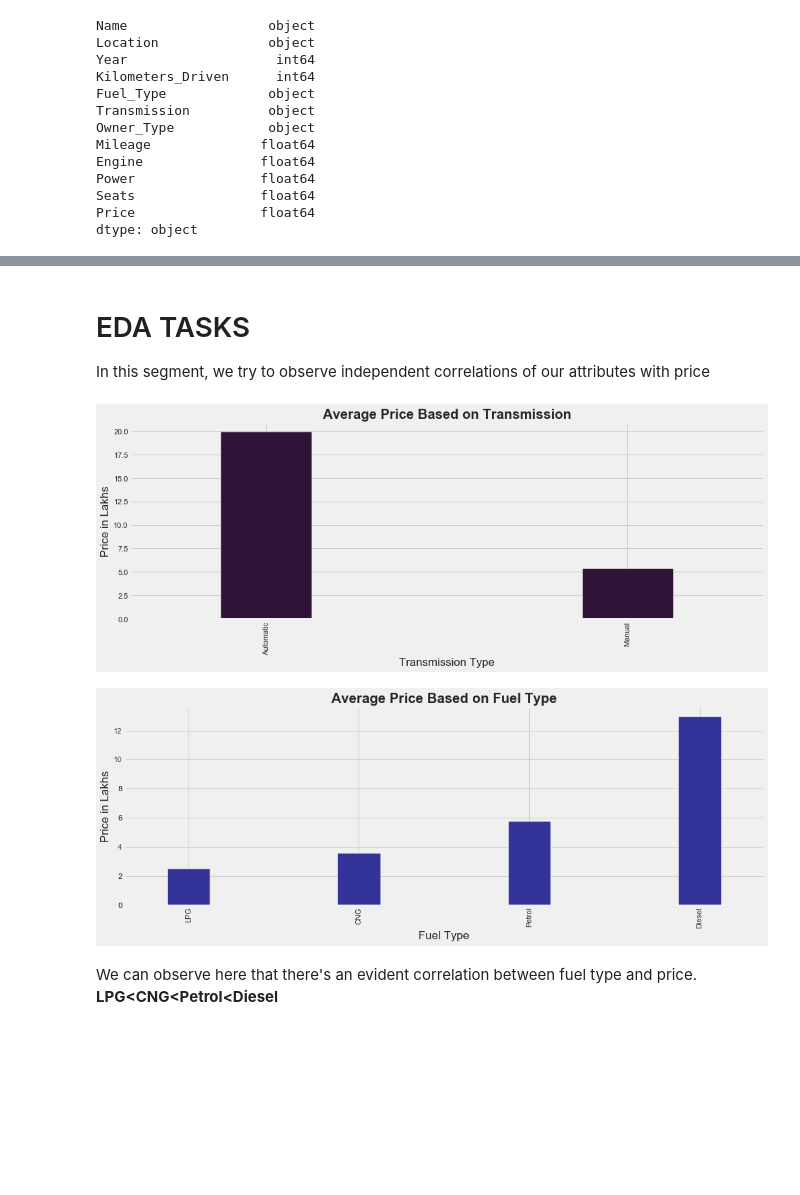
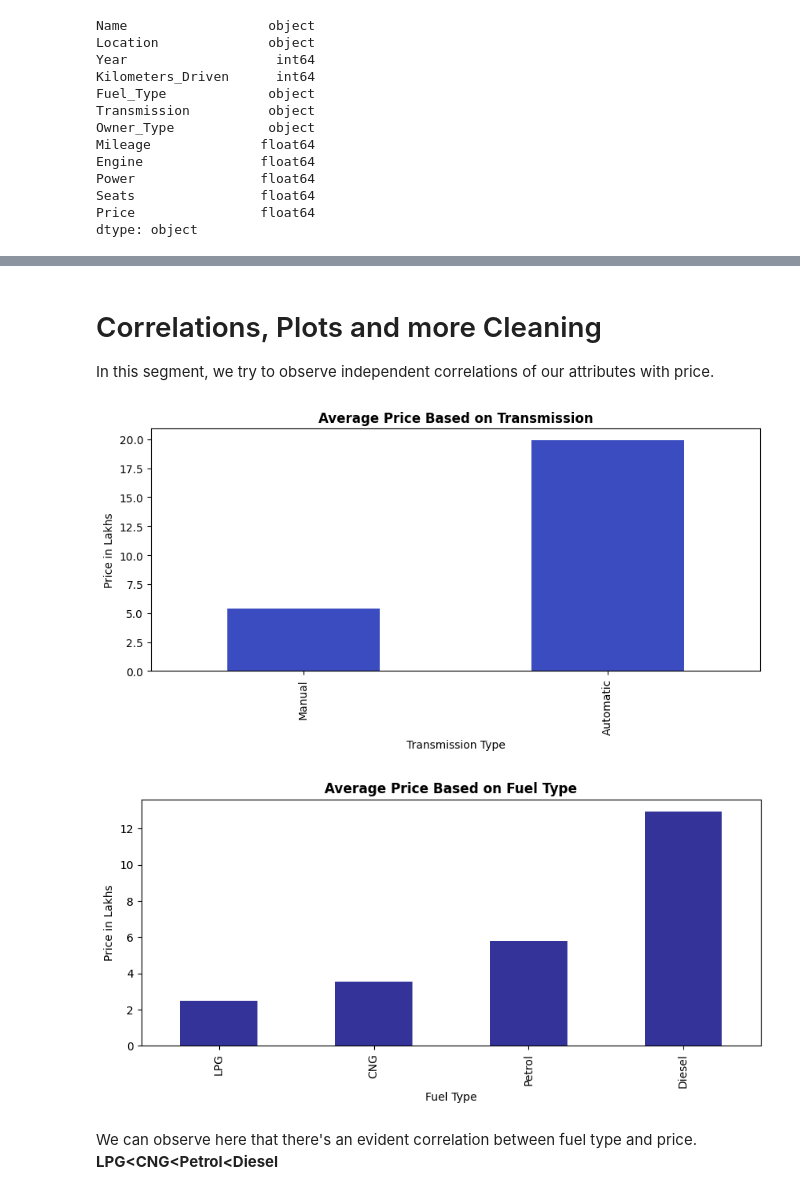
Before and after one commit to sudhanshunain/Car_Price_Prediction, a Jupyter notebook: car_price_prediction_model.ipynb, the cells around one changed output, grey strips where cells are left out. Drawn from its saved outputs; the diff is of its cells as text; code cells hidden in the pictures; blank space fills up the shorter version.

```diff
--- a/car_price_prediction_model.ipynb
+++ b/car_price_prediction_model.ipynb
@@ -37,15 +39,19 @@ Price                 0
 dtype: int64
 Size of training data set:  (6019, 12)
 # %%
-# We have 6019 rows of data and very small number of NA values. It's safe to drop these missing rows and it wont affect our model
+# We have 6019 datapoints and very small number of NA values.
+# It's safe to drop these missing rows and it wont affect our model.
 
-pd.options.mode.chained_assignment = None
+# Dropping all the NA values rows.
+train.dropna(how='any', inplace=True)
 
-train.dropna(how='any', inplace=True)
-train['Mileage'] = train.Mileage.str.replace('km/kg','')
+# Cleaning insignificant text from features.
+train['Mileage'] = train['Mileage'].str.replace('km/kg','')
 train['Mileage'] = train.Mileage.str.replace('kmpl','')
 train['Engine'] = train.Engine.str.replace('CC','')
 train['Power'] = train['Power'].str.replace('bhp', '')
+
+# Removing rows where 'Power' = 'null'
 train['Power'] = train['Power'].str.strip()
 train = train[train['Power'] != 'null']
 # %%
@@ -100,29 +147,29 @@ train['Owner_Type'] = train['Owner_Type'].astype('category')
 # %% [markdown]
-# EDA TASKS
+# Correlations, Plots and more Cleaning
 
-In this segment, we try to observe independent correlations of our attributes with price
+In this segment, we try to observe independent correlations of our attributes with price.
 # %%
 # Transmission vs Price
 
-plt.style.use('fivethirtyeight')
-
-train.groupby('Transmission')['Price'].mean().plot(kind='bar', colormap='twilight_shifted', width=0.25)
+plt.figure(figsize=(10,4))
+train.groupby('Transmission')['Price'].mean().sort_values().plot(kind='bar', colormap='coolwarm')
 plt.title('Average Price Based on Transmission', fontweight='bold')
 plt.xlabel('Transmission Type')
 plt.ylabel('Price in Lakhs')
 plt.show()
 # %% [output]
-[figure, old version]
+[figure, new version]
 # %%
 # Fuel Type vs Price
 
-train.groupby('Fuel_Type')['Price'].mean().sort_values().plot(kind='bar', colormap='terrain', width=0.25)
+plt.figure(figsize=(10,4))
+train.groupby('Fuel_Type')['Price'].mean().sort_values().plot(kind='bar', colormap='terrain')
 plt.title('Average Price Based on Fuel Type', fontweight='bold')
 plt.xlabel('Fuel Type')
 plt.ylabel('Price in Lakhs')
 plt.show()
 # %% [output]
-[figure, old version]
+[figure, new version]
 # %% [markdown]
 We can observe here that there's an evident correlation between fuel type and price.
 **LPG<CNG<Petrol<Diesel**
```
Also changed, not shown: parts of 48 cells of this notebook.
